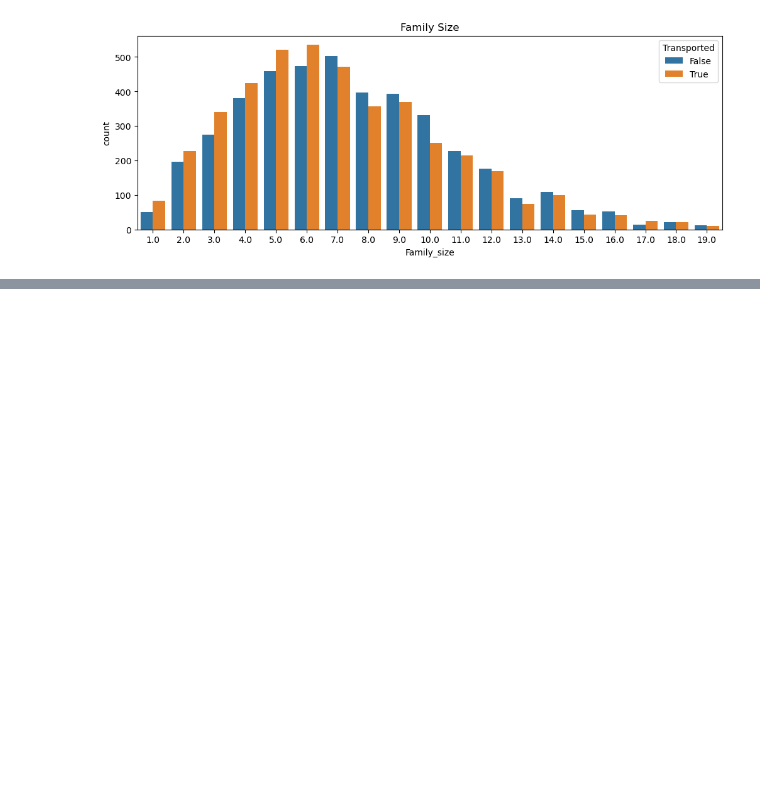
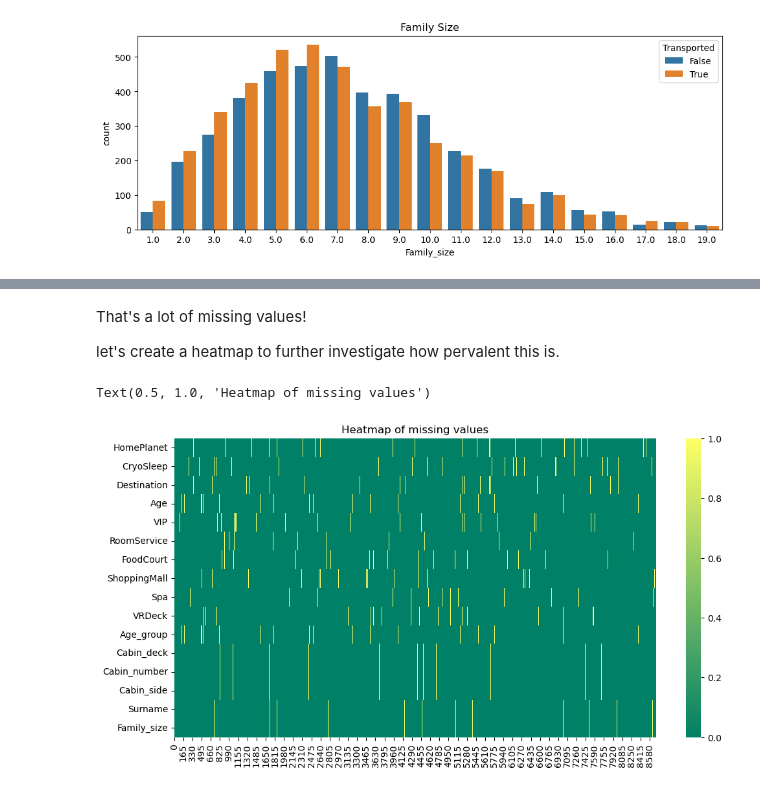
Before and after one commit to cclores1/Gantry-Kinematics, a Jupyter notebook: space-titanic-competition-v1-1.ipynb, the cells around one changed output, grey strips where cells are left out. Drawn from its saved outputs; the diff is of its cells as text; code cells hidden in the pictures; blank space fills up the shorter version.

```diff
--- a/space-titanic-competition-v1-1.ipynb
+++ b/space-titanic-competition-v1-1.ipynb
@@ -453,0 +460,7 @@ Text(0.5, 1.0, 'Family Size')
+# %%
+# labels and features
+y= train_df['Transported'].copy().astype(int)
+X=train_df.drop('Transported', axis=1).copy()
+
+#concatenate dataframes
+data = pd.concat([X, test_df], axis=0).reset_index(drop=True)
@@ -453,0 +469,8 @@ Text(0.5, 1.0, 'Family Size')
+# %%
+# Columns with missing values
+na_cols = data.columns[data.isna().any()].tolist()
+
+#missing values summary
+mv = pd.DataFrame(data[na_cols].isna().sum(), columns=['Number_missing'])
+mv['Percentage_missing']=np.round(100*mv['Number_missing']/len(data),2)
+mv
@@ -453,0 +495,12 @@ Text(0.5, 1.0, 'Family Size')
+# %% [markdown]
+That's a lot of missing values!
+
+let's create a heatmap to further investigate how pervalent this is.
+# %%
+#heatmap of missing values
+plt.figure(figsize=(12,6))
+sns.heatmap(train_df[na_cols].isna().T, cmap='summer')
+plt.title('Heatmap of missing values')
+# %% [output]
+Text(0.5, 1.0, 'Heatmap of missing values')
+[figure, added]
```
Also changed, not shown: parts of 25 cells of this notebook.
